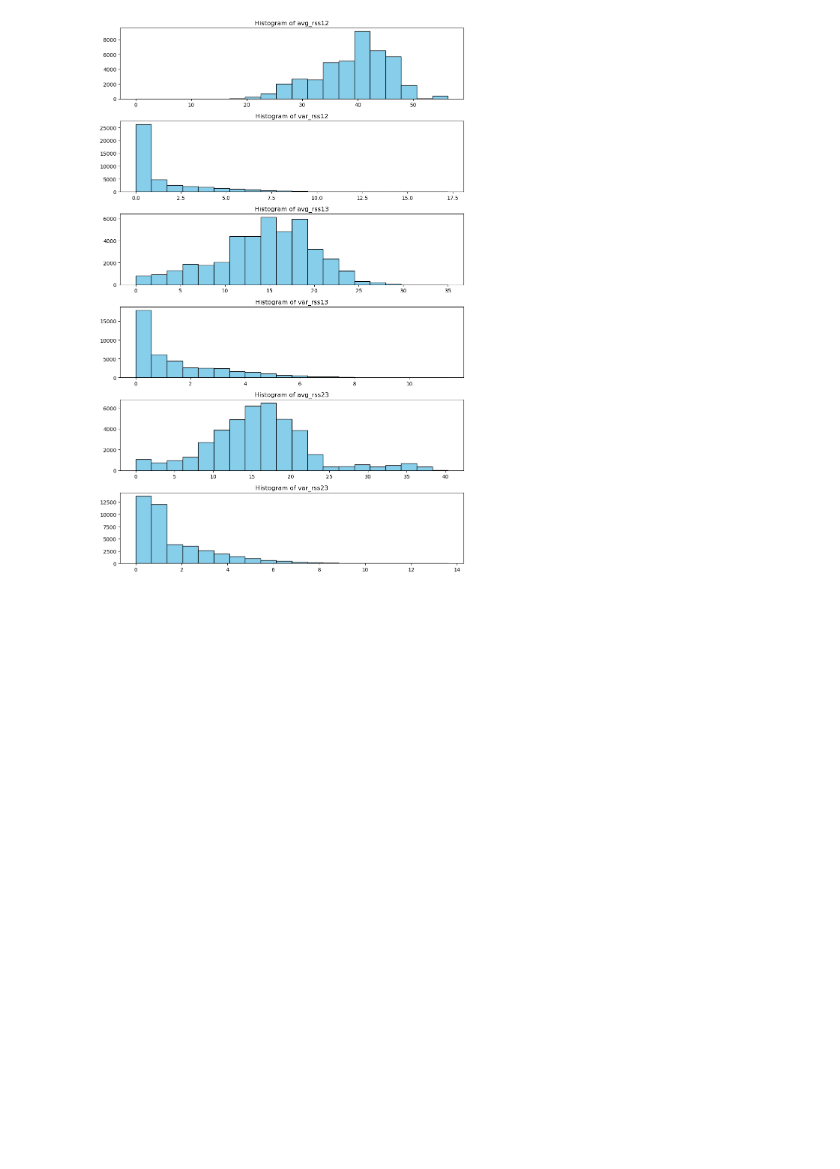
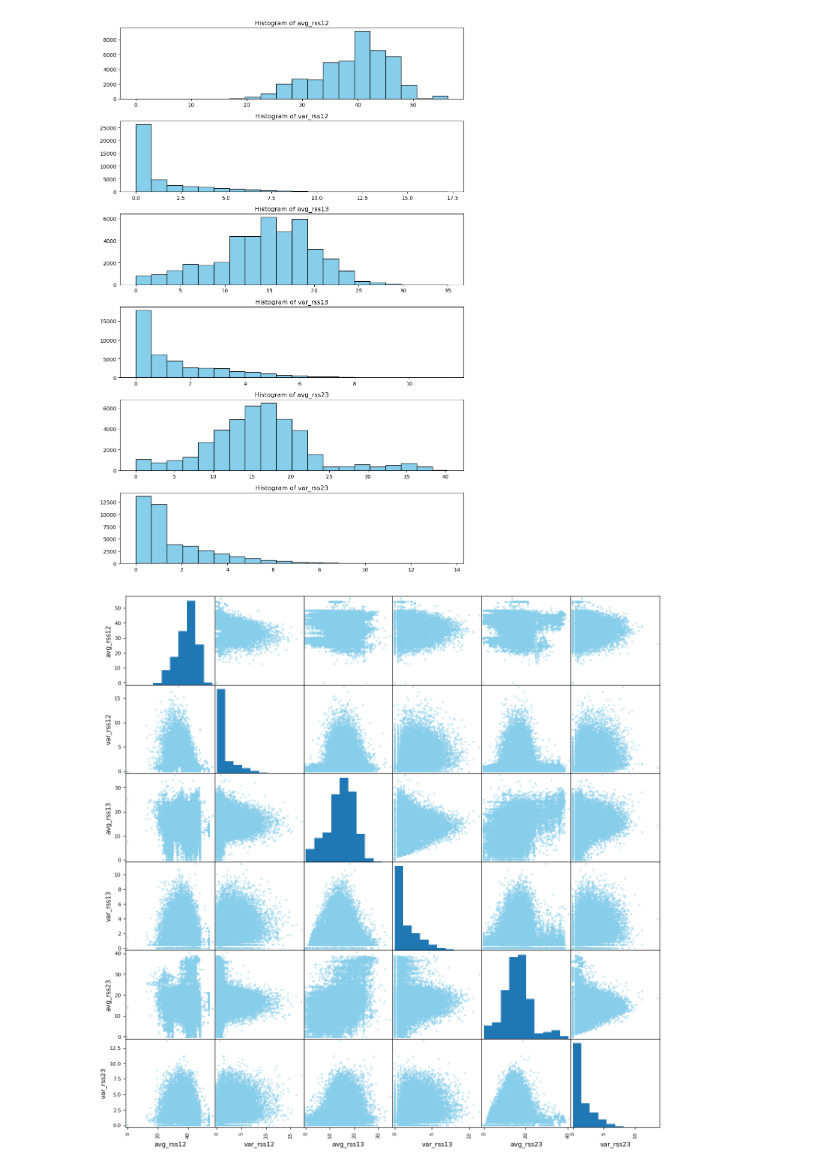
Before and after one commit to shuv13111/Activity-Recognition-Classification, a Jupyter notebook: DataGen.ipynb, the cells around one changed output. Cells and saved outputs as stored; diff of their text form; code cells hidden in the pictures; blank space fills up the shorter version.

```diff
--- a/DataGen.ipynb
+++ b/DataGen.ipynb
@@ -169,5 +169,19 @@ plt.tight_layout()
 plt.show()
 # %% [output]
 [figure]
+# %%
+from pandas.plotting import scatter_matrix
+
+# Specify the columns you want to create a scatter plot matrix for
+scatter_columns = ['avg_rss12', 'var_rss12', 'avg_rss13', 'var_rss13', 'avg_rss23', 'var_rss23']
+
+# Select the specified columns and convert to Pandas DataFrame
+scatter_df = df.select(*scatter_columns).toPandas()
+
+# Create scatter plot matrix
+scatter_matrix(scatter_df, figsize=(15, 15), diagonal='hist', color='skyblue')
+plt.show()
+# %% [output]
+[figure, added]
 # %%
 df.write.csv('data.csv', header = True, mode = 'overwrite')
```
